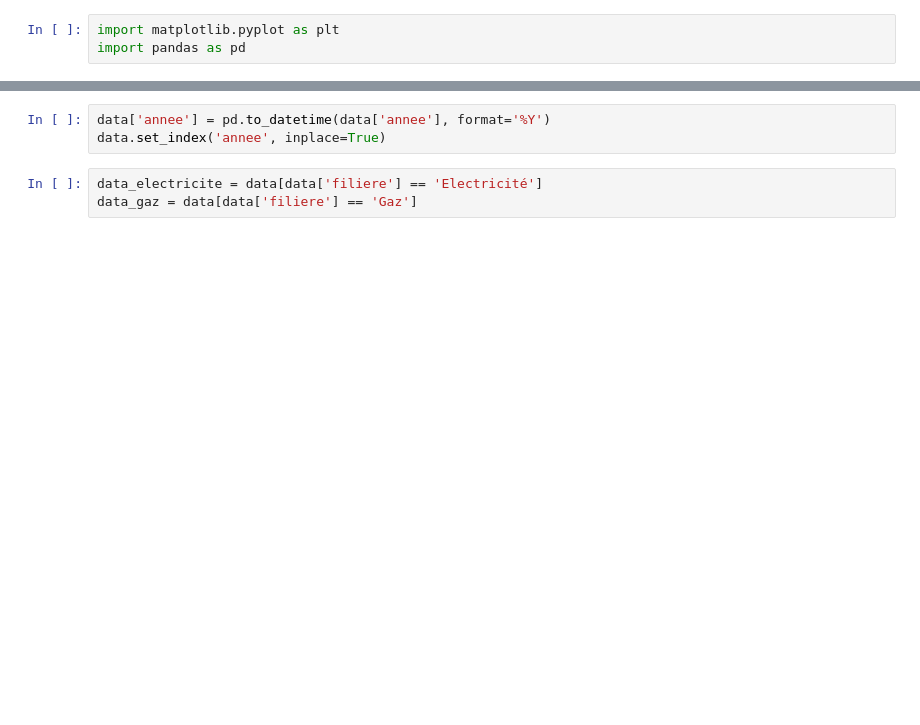
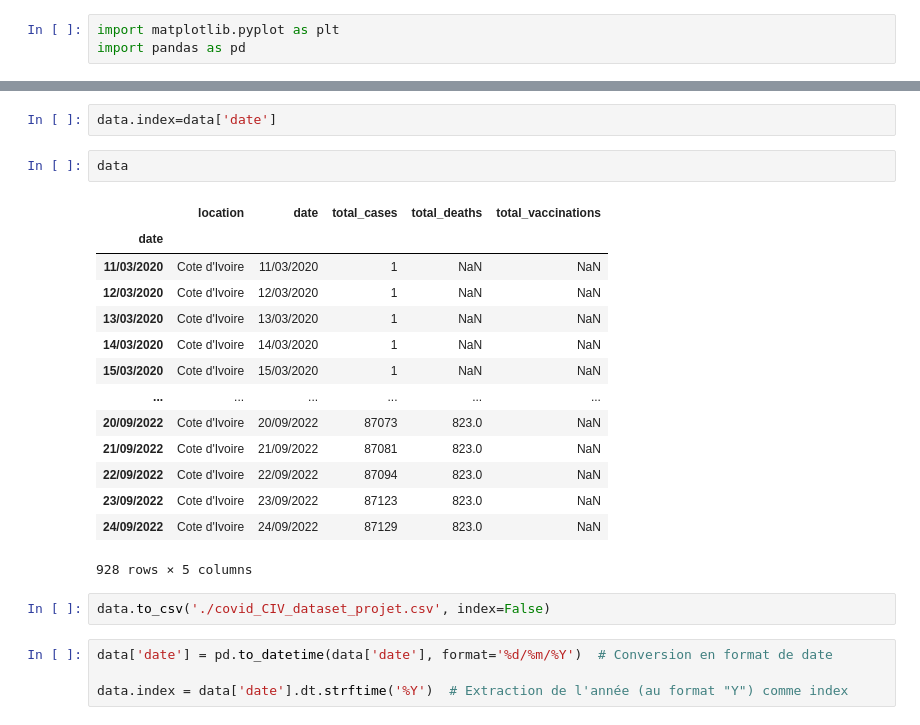
Before and after one commit to Sylou2022/Projet_ARIMA, a Jupyter notebook: test.ipynb, the cells around one changed output, grey strips where cells are left out. Drawn from its saved outputs; the diff is of its cells as text; blank space fills up the shorter version.

```diff
--- a/test.ipynb
+++ b/test.ipynb
@@ -40,6 +40,25 @@ data
-# %%
-data['annee'] = pd.to_datetime(data['annee'], format='%Y')
-data.set_index('annee', inplace=True)
-# %%
-data_electricite = data[data['filiere'] == 'Electricité']
-data_gaz = data[data['filiere'] == 'Gaz']
+# %%
+data.index=data['date']
+# %%
+data
+# %% [output]
+|  | location | date | total_cases | total_deaths | total_vaccinations |
+| date |  |  |  |  |  |
+| 11/03/2020 | Cote d'Ivoire | 11/03/2020 | 1 | NaN | NaN |
+| 12/03/2020 | Cote d'Ivoire | 12/03/2020 | 1 | NaN | NaN |
+| 13/03/2020 | Cote d'Ivoire | 13/03/2020 | 1 | NaN | NaN |
+| 14/03/2020 | Cote d'Ivoire | 14/03/2020 | 1 | NaN | NaN |
+| 15/03/2020 | Cote d'Ivoire | 15/03/2020 | 1 | NaN | NaN |
+| ... | ... | ... | ... | ... | ... |
+| 20/09/2022 | Cote d'Ivoire | 20/09/2022 | 87073 | 823.0 | NaN |
+| 21/09/2022 | Cote d'Ivoire | 21/09/2022 | 87081 | 823.0 | NaN |
+| 22/09/2022 | Cote d'Ivoire | 22/09/2022 | 87094 | 823.0 | NaN |
+| 23/09/2022 | Cote d'Ivoire | 23/09/2022 | 87123 | 823.0 | NaN |
+| 24/09/2022 | Cote d'Ivoire | 24/09/2022 | 87129 | 823.0 | NaN |
+928 rows × 5 columns
+# %%
+data.to_csv('./covid_CIV_dataset_projet.csv', index=False)
+# %%
+data['date'] = pd.to_datetime(data['date'], format='%d/%m/%Y')  # Conversion en format de date
+
+data.index = data['date'].dt.strftime('%Y')  # Extraction de l'année (au format "Y") comme index
```
Also changed, not shown: parts of 11 cells of this notebook, 11 other files.
